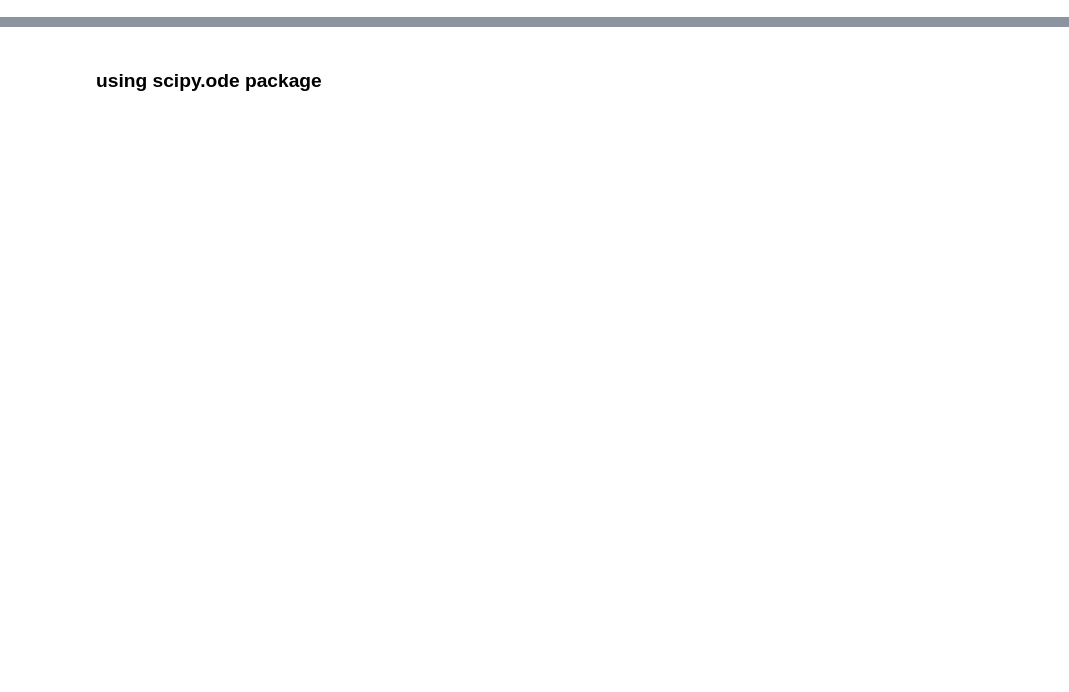
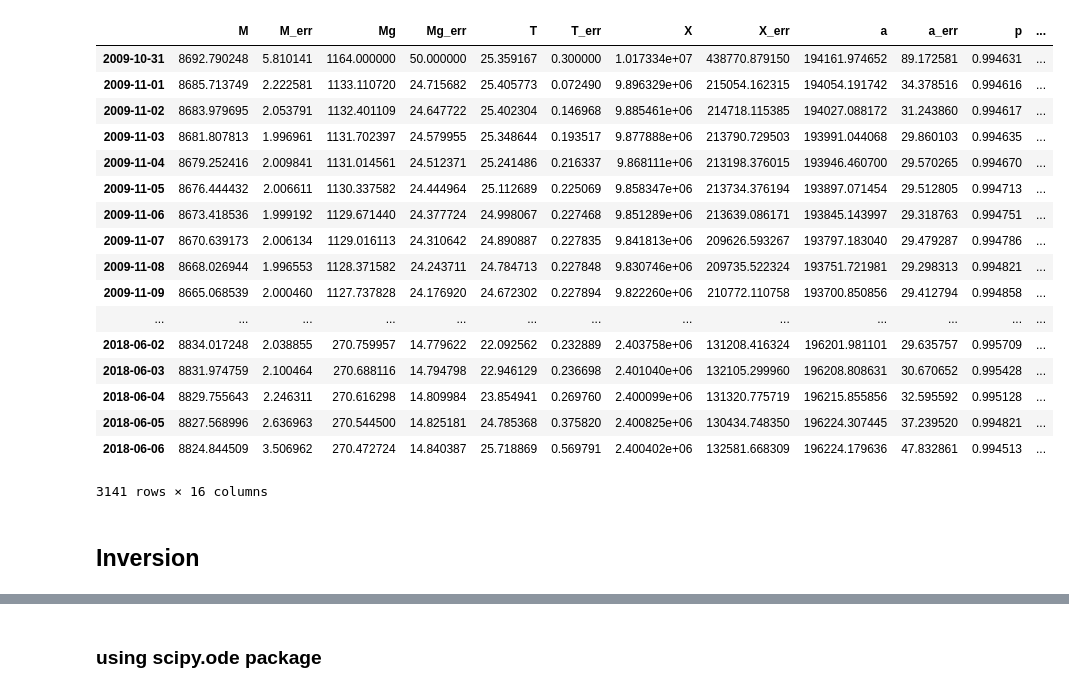
Before and after one commit to yannikbehr/pumahu, a Jupyter notebook: notebook/estimation.ipynb, the cells around one changed output, grey strips where cells are left out. Drawn from its saved outputs; the diff is of its cells as text; code cells hidden in the pictures; blank space fills up the shorter version.

Commit message:
inversion working now

```diff
--- a/notebook/estimation.ipynb
+++ b/notebook/estimation.ipynb
@@ -7,0 +296,61 @@ from sampling import NestedSampling, Uniform, Callback
+# %%
+def derived_obs(df1, df2, df3, nsamples=100):
+    """
+    Compute absolute amount of Mg++, volume, lake aread,
+    water density and lake mass using Monte Carlo sampling
+    """
+    rn1 = np.random.randn(df1['obs'].size, nsamples)
+    rn1 = rn1*np.tile(df1['obs_err'].values, (nsamples,1)).T + np.tile(df1['obs'].values, (nsamples,1)).T
+
+    rn2 = np.random.randn(df3['h'].size, nsamples)
+    rn2 = rn2*np.tile(df3['h_err'].values, (nsamples, 1)).T + np.tile(df3['h'].values, (nsamples,1)).T
+    a, vol = fullness(rn2)
+    X = rn1*vol
+
+    p_mean = 1.003 - 0.00033 * df2['t'].values
+    p_std = 0.00033*df2['t_err'].values
+
+    rn3 = np.random.randn(p_mean.size, nsamples)
+    rn3 = rn3*np.tile(p_std, (nsamples, 1)).T + np.tile(p_mean, (nsamples,1)).T
+    M = rn3*vol
+    return (X.mean(axis=1), X.std(axis=1), vol.mean(axis=1), vol.std(axis=1),
+            p_mean, p_std, M.mean(axis=1), M.std(axis=1),
+            a.mean(axis=1), a.std(axis=1))
+X, X_err, v, v_err, p, p_err, M, M_err, a, a_err = derived_obs(df1, df2, df3, nsamples=20000)
+# %%
+df = pd.DataFrame({'T': df2['t'],
+                   'T_err': df2['t_err'],
+                   'z': df3['h'],
+                   'z_err': df3['h_err'],
+                   'Mg': df1['obs'],
+                   'Mg_err': df1['obs_err'],
+                   'X': X,
+                   'X_err': X_err,
+                   'v': v,
+                   'v_err': v_err,
+                   'a': a,
+                   'a_err': a_err,
+                   'p': p,
+                   'p_err': p_err,
+                   'M': M,
+                   'M_err': M_err})
+df
+# %% [output]
+|  | M | M_err | Mg | Mg_err | T | T_err | X | X_err | a | a_err | p | ... |
+| 2009-10-31 | 8692.790248 | 5.810141 | 1164.000000 | 50.000000 | 25.359167 | 0.300000 | 1.017334e+07 | 438770.879150 | 194161.974652 | 89.172581 | 0.994631 | ... |
+| 2009-11-01 | 8685.713749 | 2.222581 | 1133.110720 | 24.715682 | 25.405773 | 0.072490 | 9.896329e+06 | 215054.162315 | 194054.191742 | 34.378516 | 0.994616 | ... |
+| 2009-11-02 | 8683.979695 | 2.053791 | 1132.401109 | 24.647722 | 25.402304 | 0.146968 | 9.885461e+06 | 214718.115385 | 194027.088172 | 31.243860 | 0.994617 | ... |
+| 2009-11-03 | 8681.807813 | 1.996961 | 1131.702397 | 24.579955 | 25.348644 | 0.193517 | 9.877888e+06 | 213790.729503 | 193991.044068 | 29.860103 | 0.994635 | ... |
+| 2009-11-04 | 8679.252416 | 2.009841 | 1131.014561 | 24.512371 | 25.241486 | 0.216337 | 9.868111e+06 | 213198.376015 | 193946.460700 | 29.570265 | 0.994670 | ... |
+| 2009-11-05 | 8676.444432 | 2.006611 | 1130.337582 | 24.444964 | 25.112689 | 0.225069 | 9.858347e+06 | 213734.376194 | 193897.071454 | 29.512805 | 0.994713 | ... |
+| 2009-11-06 | 8673.418536 | 1.999192 | 1129.671440 | 24.377724 | 24.998067 | 0.227468 | 9.851289e+06 | 213639.086171 | 193845.143997 | 29.318763 | 0.994751 | ... |
+| 2009-11-07 | 8670.639173 | 2.006134 | 1129.016113 | 24.310642 | 24.890887 | 0.227835 | 9.841813e+06 | 209626.593267 | 193797.183040 | 29.479287 | 0.994786 | ... |
+| 2009-11-08 | 8668.026944 | 1.996553 | 1128.371582 | 24.243711 | 24.784713 | 0.227848 | 9.830746e+06 | 209735.522324 | 193751.721981 | 29.298313 | 0.994821 | ... |
+| 2009-11-09 | 8665.068539 | 2.000460 | 1127.737828 | 24.176920 | 24.672302 | 0.227894 | 9.822260e+06 | 210772.110758 | 193700.850856 | 29.412794 | 0.994858 | ... |
+| ... | ... | ... | ... | ... | ... | ... | ... | ... | ... | ... | ... | ... |
+| 2018-06-02 | 8834.017248 | 2.038855 | 270.759957 | 14.779622 | 22.092562 | 0.232889 | 2.403758e+06 | 131208.416324 | 196201.981101 | 29.635757 | 0.995709 | ... |
+| 2018-06-03 | 8831.974759 | 2.100464 | 270.688116 | 14.794798 | 22.946129 | 0.236698 | 2.401040e+06 | 132105.299960 | 196208.808631 | 30.670652 | 0.995428 | ... |
+| 2018-06-04 | 8829.755643 | 2.246311 | 270.616298 | 14.809984 | 23.854941 | 0.269760 | 2.400099e+06 | 131320.775719 | 196215.855856 | 32.595592 | 0.995128 | ... |
+| 2018-06-05 | 8827.568996 | 2.636963 | 270.544500 | 14.825181 | 24.785368 | 0.375820 | 2.400825e+06 | 130434.748350 | 196224.307445 | 37.239520 | 0.994821 | ... |
+| 2018-06-06 | 8824.844509 | 3.506962 | 270.472724 | 14.840387 | 25.718869 | 0.569791 | 2.400402e+06 | 132581.668309 | 196224.179636 | 47.832861 | 0.994513 | ... |
+3141 rows × 16 columns
@@ -7,0 +359,2 @@ from sampling import NestedSampling, Uniform, Callback
+# %% [markdown]
+## Inversion
```
Also changed, not shown: parts of 55 cells of this notebook.
